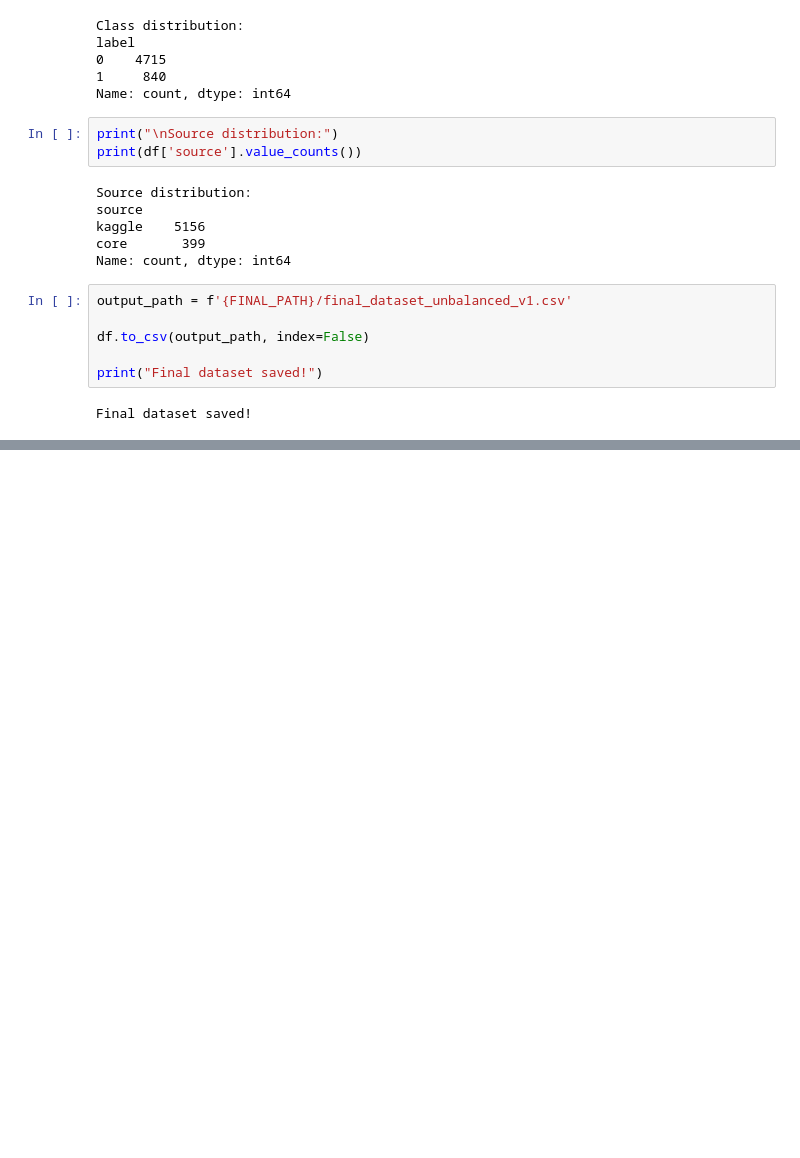
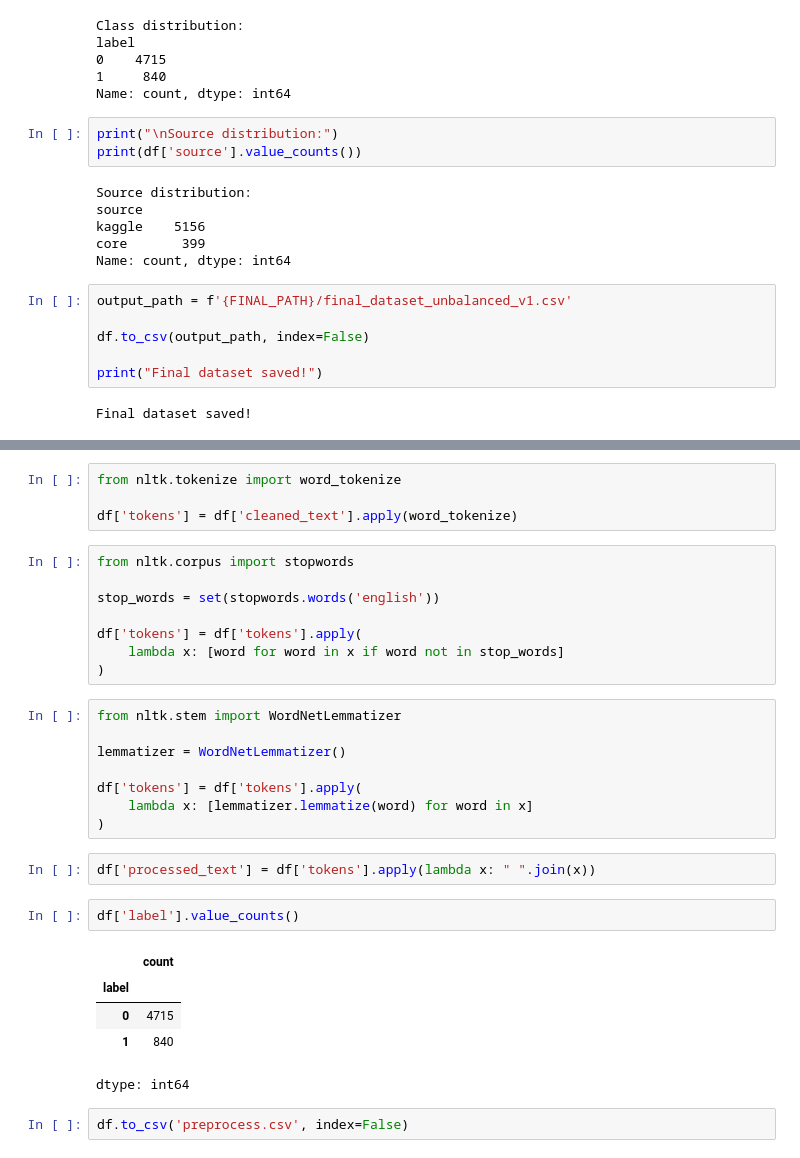
Before and after one commit to Psalmist70/sms-phishing-detection, a Jupyter notebook: notebooks/sms-phishing.ipynb, the cells around one changed output, grey strips where cells are left out. Drawn from its saved outputs; the diff is of its cells as text; blank space fills up the shorter version.

```diff
--- a/notebooks/sms-phishing.ipynb
+++ b/notebooks/sms-phishing.ipynb
@@ -283,0 +388,32 @@ Final dataset saved!
+# %%
+from nltk.tokenize import word_tokenize
+
+df['tokens'] = df['cleaned_text'].apply(word_tokenize)
+# %%
+from nltk.corpus import stopwords
+
+stop_words = set(stopwords.words('english'))
+
+df['tokens'] = df['tokens'].apply(
+    lambda x: [word for word in x if word not in stop_words]
+)
+# %%
+from nltk.stem import WordNetLemmatizer
+
+lemmatizer = WordNetLemmatizer()
+
+df['tokens'] = df['tokens'].apply(
+    lambda x: [lemmatizer.lemmatize(word) for word in x]
+)
+# %%
+df['processed_text'] = df['tokens'].apply(lambda x: " ".join(x))
+# %%
+df['label'].value_counts()
+# %% [output]
+|  | count |
+| label |  |
+| 0 | 4715 |
+| 1 | 840 |
+dtype: int64
+# %%
+df.to_csv('preprocess.csv', index=False)
```
Also changed, not shown: parts of 23 cells of this notebook.
